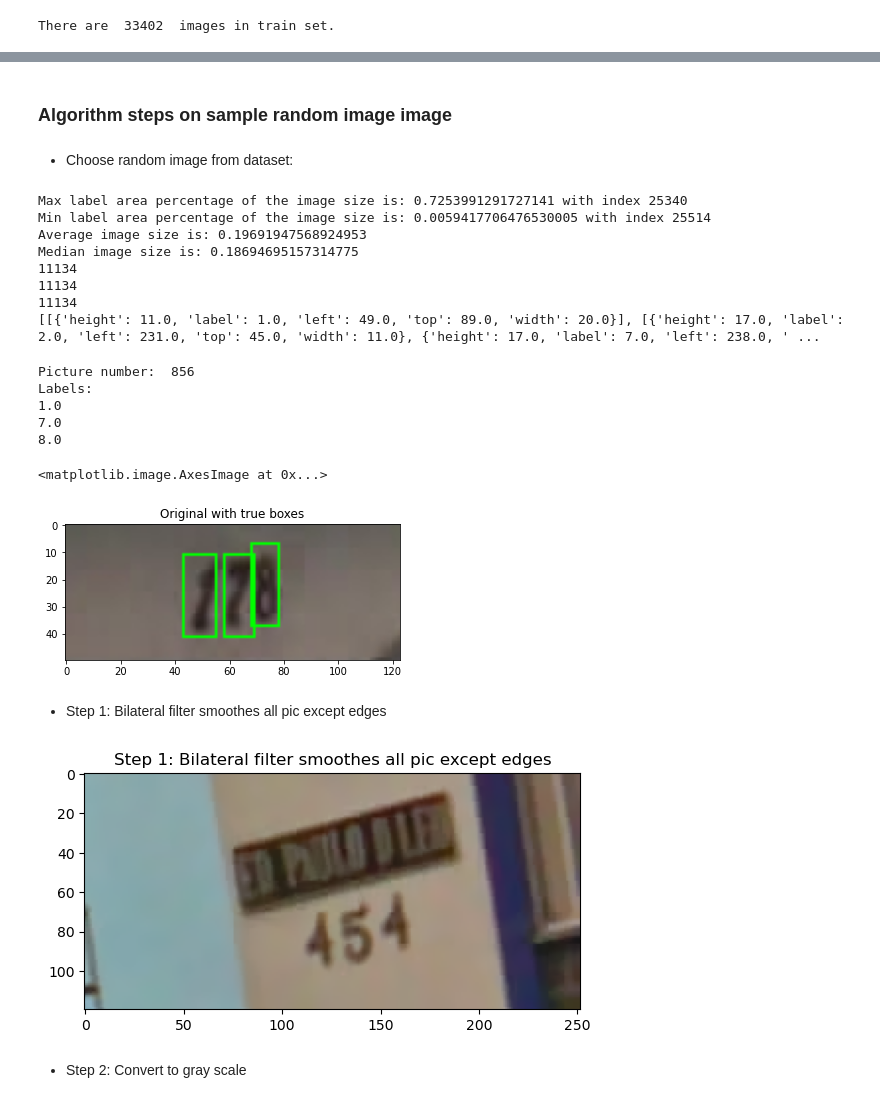
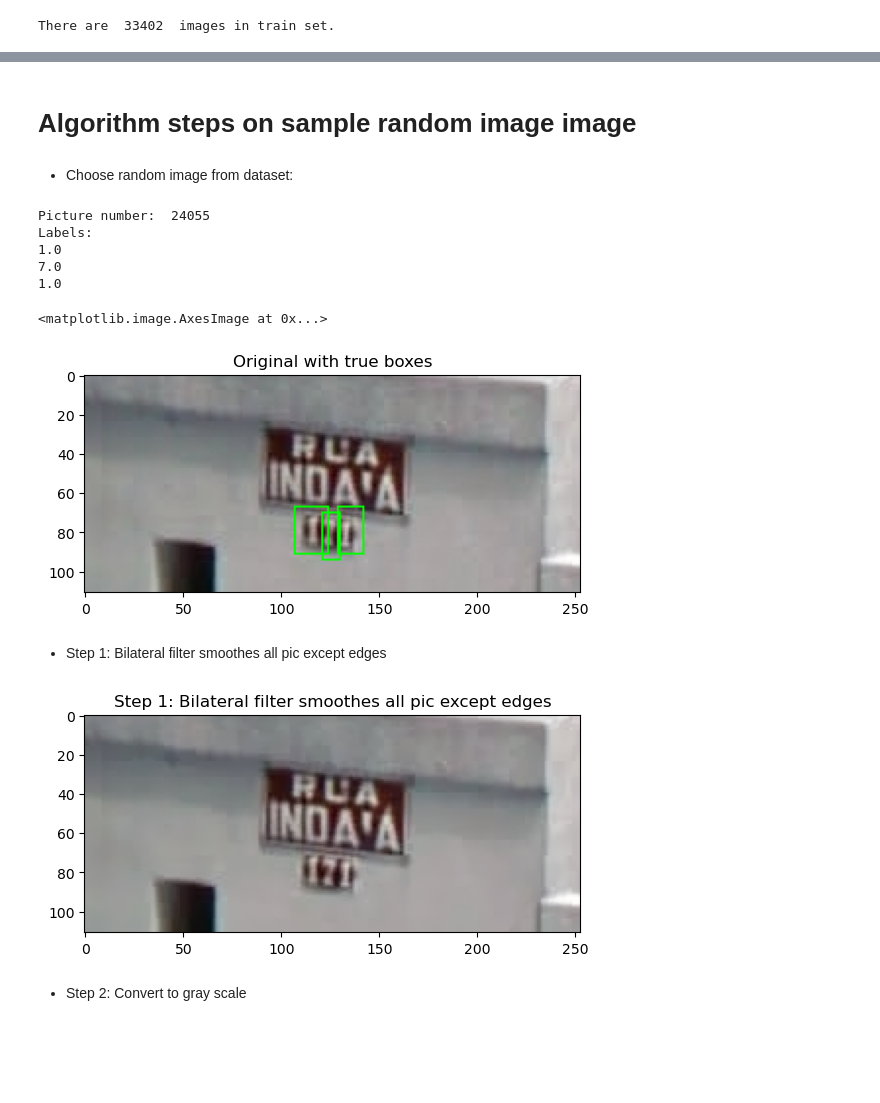
Before and after one commit to youssefg7/CSE483-Major-Task, a Jupyter notebook: trial-youssef format1only.ipynb, the cells around one changed output, grey strips where cells are left out. Drawn from its saved outputs; the diff is of its cells as text; code cells hidden in the pictures; blank space fills up the shorter version.

```diff
--- a/trial-youssef format1only.ipynb
+++ b/trial-youssef format1only.ipynb
@@ -287,4 +261,4 @@ Median image size is: 0.18694695157314775
 # %% [markdown]
-### Algorithm steps on sample random image image
+# Algorithm steps on sample random image image
 # %% [markdown]
 - Choose random image from dataset:
@@ -319,21 +265,7 @@ def split_dataset_resolution(images, boxes, labels, n_groups):
-# %%
-train_images_splitted, train_boxes_splitted, train_labels_splitted = split_dataset_area(train_images_all,
-                                                                                        train_boxes_all,
-                                                                                        train_labels_all,
-                                                                                        3)
-print(train_boxes_splitted[0][:20])
-# %% [output]
-Max label area percentage of the image size is: 0.7253991291727141 with index 25340
-Min label area percentage of the image size is: 0.0059417706476530005 with index 25514
-Average image size is: 0.19691947568924953
-Median image size is: 0.18694695157314775
-11134
-11134
-11134
-[[{'height': 11.0, 'label': 1.0, 'left': 49.0, 'top': 89.0, 'width': 20.0}], [{'height': 17.0, 'label': 2.0, 'left': 231.0, 'top': 45.0, 'width': 11.0}, {'height': 17.0, 'label': 7.0, 'left': 238.0, ' ...
 # %%
+
 # choose random image from dataset
-idx = random.randint(0, len(train_images)-1)
+idx = random.randint(0, len(train_images_all)-1)
 trialImage = train_images_all[idx].copy()
 print("Picture number: ", idx+1)
 print("Labels:")
@@ -346,23 +278,24 @@ for i in train_boxes_all[idx]:
                   (int(i['left'])+int(i['width']),int(i['top'])+int(i['height'])),
                   (0,255,0), 1)
 plt.imshow(imgBoxes)
+plt.show()
 # %% [output]
-Picture number:  856
+Picture number:  24055
 Labels:
 1.0
 7.0
-8.0
+1.0
 <matplotlib.image.AxesImage at 0x...>
-[figure, old version]
+[figure, new version]
 # %% [markdown]
 - Step 1: Bilateral filter smoothes all pic except edges
 # %%
-image = cv2.bilateralFilter(trialImage,11,9,9)
+image = cv2.bilateralFilter(trialImage,11,7,7)
 plt.imshow(image)
 plt.title("Step 1: Bilateral filter smoothes all pic except edges")
 plt.show()
 # %% [output]
-[figure, old version]
+[figure, new version]
 # %% [markdown]
 - Step 2: Convert to gray scale
 # %%
```
Also changed, not shown: parts of 86 cells of this notebook, 1 other file.
